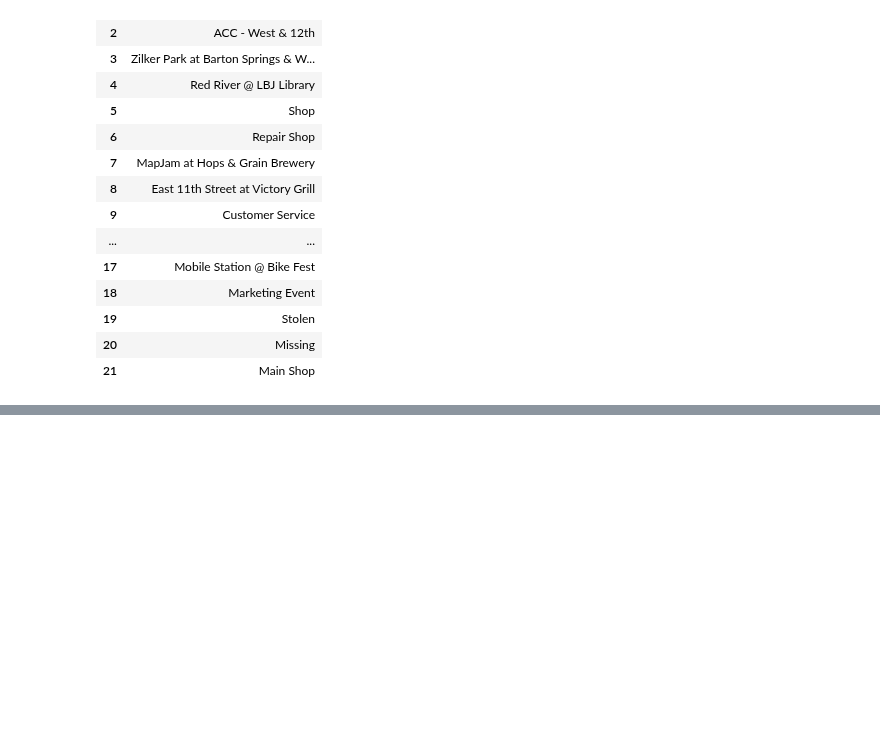
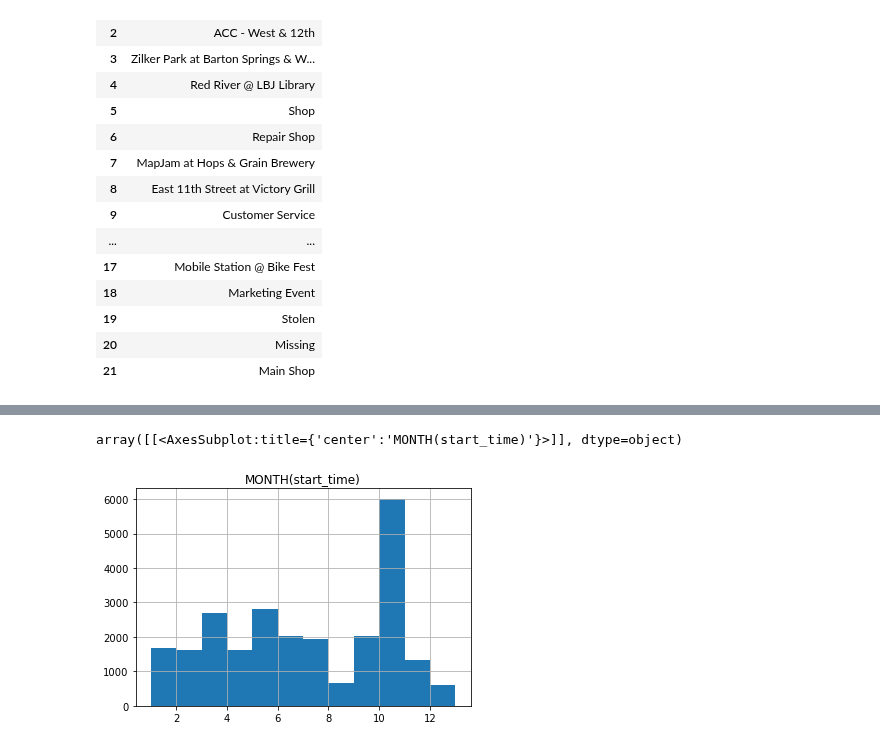
Before and after one commit to MQuigley2/bikeshare, a Jupyter notebook: bikeshare_initial_data_exploration.ipynb, the cells around one changed output, grey strips where cells are left out. Cells and saved outputs as stored; diff of their text form; code cells hidden in the pictures; blank space fills up the shorter version.

Commit message:
Added graphs and explanations

```diff
--- a/bikeshare_initial_data_exploration.ipynb
+++ b/bikeshare_initial_data_exploration.ipynb
@@ -418,0 +509,7 @@ For
+# %%
+zilker_query="""
+    SELECT MONTH(start_time)
+    FROM trips
+    WHERE start_station_id=2574
+    OR end_station_id=2574"""
+zilker_trips=exec_query(zilker_query)
@@ -418,0 +523,5 @@ For
+# %%
+zilker_trips.hist(bins=[1,2,3,4,5,6,7,8,9,10,11,12,13])
+# %% [output]
+array([[<AxesSubplot:title={'center':'MONTH(start_time)'}>]], dtype=object)
+[figure, added]
```
Also changed, not shown: parts of 45 cells of this notebook.
